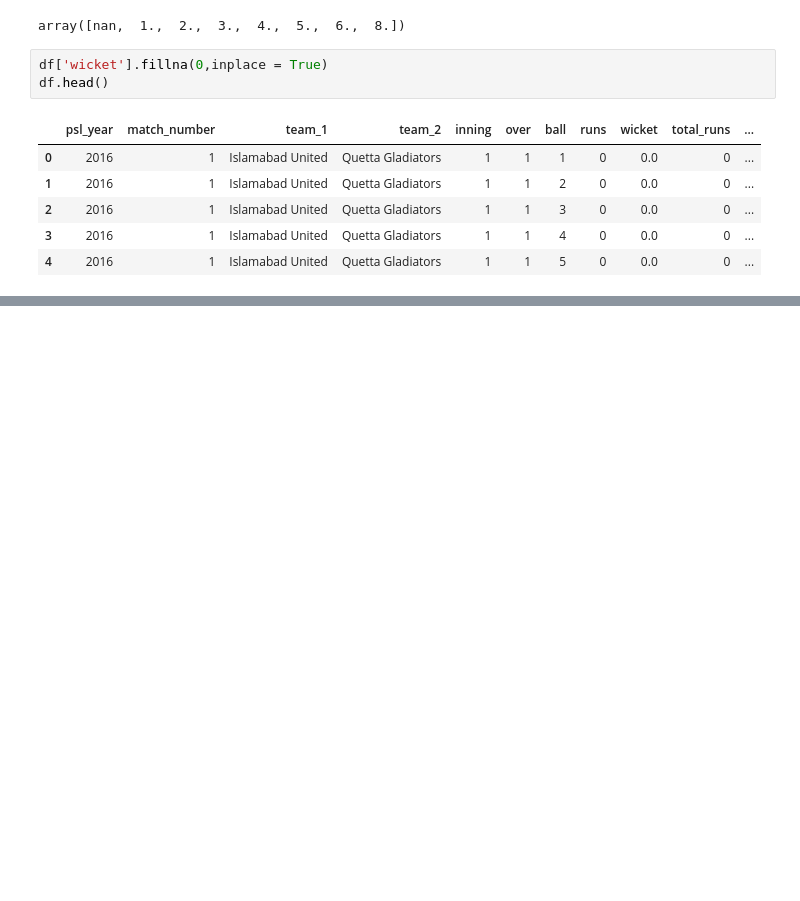
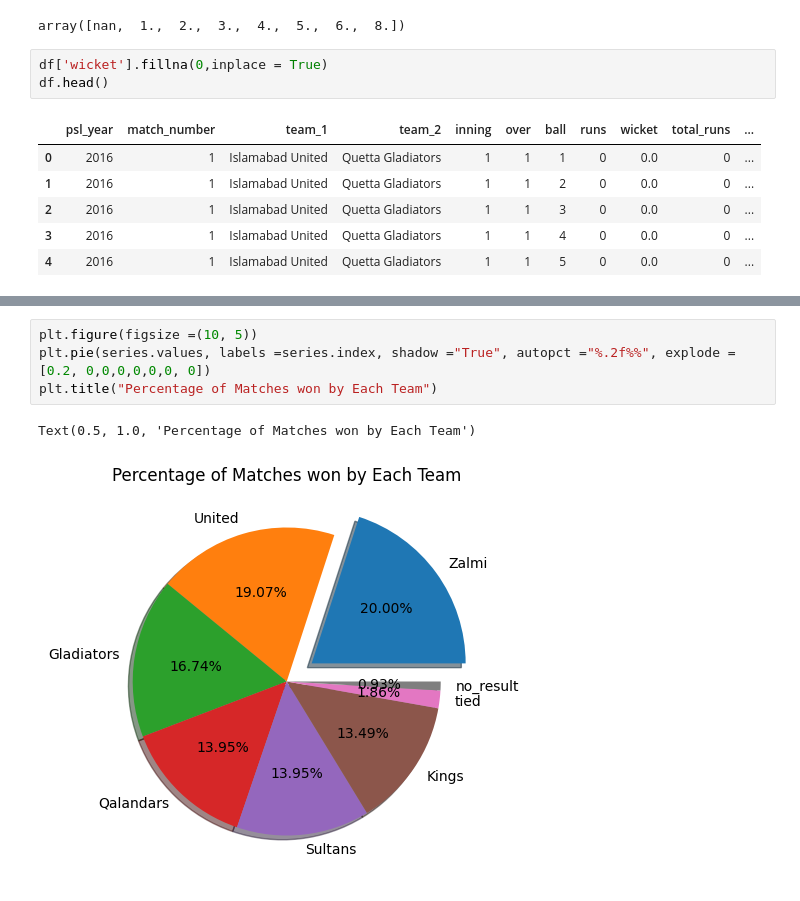
Before and after one commit to RasibHassan/Cricket-Match-Win-Predicition, a Jupyter notebook: PSL_WIN_PREDICTION.ipynb, the cells around one changed output, grey strips where cells are left out. Drawn from its saved outputs; the diff is of its cells as text; blank space fills up the shorter version.

```diff
--- a/PSL_WIN_PREDICTION.ipynb
+++ b/PSL_WIN_PREDICTION.ipynb
@@ -43,0 +84,7 @@ df.head()
+# %%
+plt.figure(figsize =(10, 5))
+plt.pie(series.values, labels =series.index, shadow ="True", autopct ="%.2f%%", explode =[0.2, 0,0,0,0,0,0, 0])
+plt.title("Percentage of Matches won by Each Team")
+# %% [output]
+Text(0.5, 1.0, 'Percentage of Matches won by Each Team')
+[figure, added]
```
Also changed, not shown: parts of 9 cells of this notebook.
